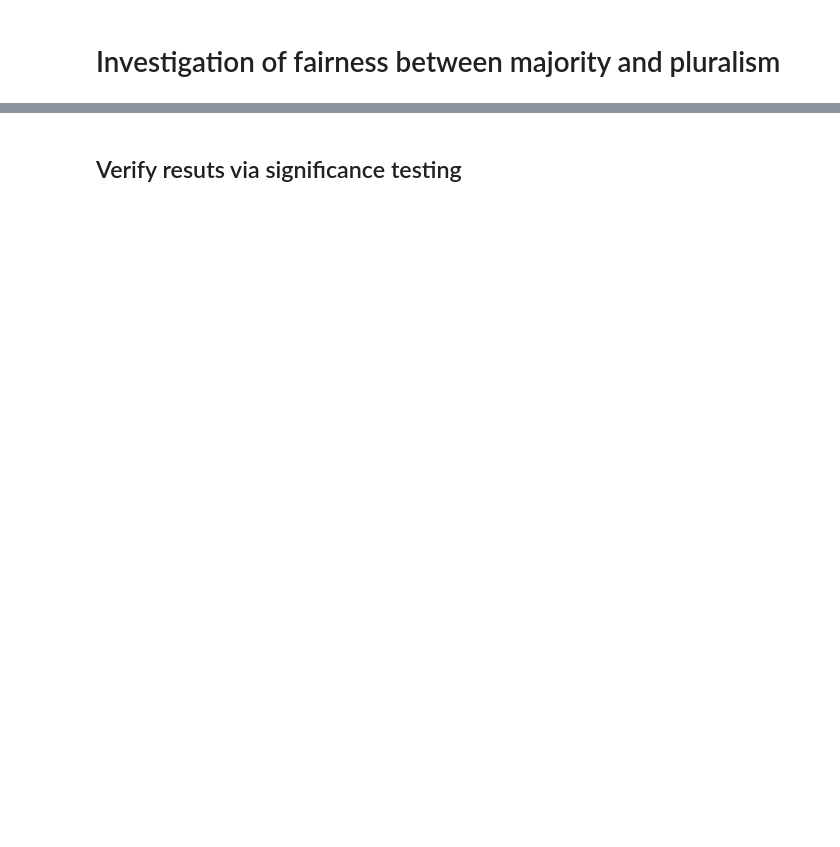
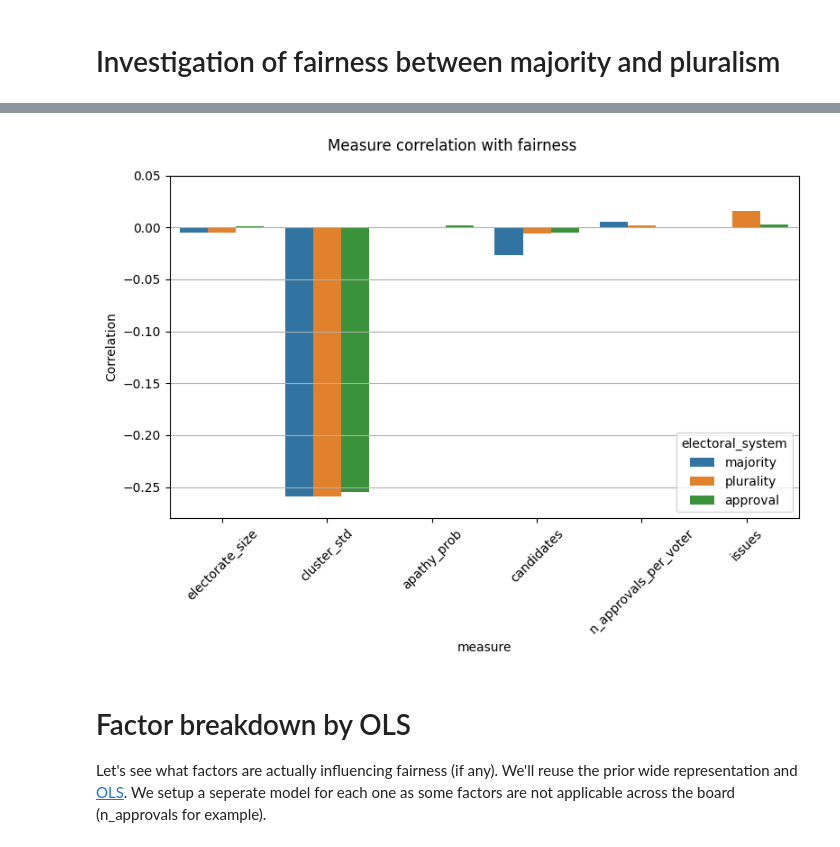
Before and after one commit to Expan75/complex-simulation-project, a Jupyter notebook: plurality_vs_majority_vs_rankedchoice.ipynb, the cells around one changed output, grey strips where cells are left out. Drawn from its saved outputs; the diff is of its cells as text; code cells hidden in the pictures; blank space fills up the shorter version.

```diff
--- a/plurality_vs_majority_vs_rankedchoice.ipynb
+++ b/plurality_vs_majority_vs_rankedchoice.ipynb
@@ -125,5 +133,7 @@ approval_corr_record
 # %%
 # compose to make plotting easier
-corr_df = pd.DataFrame.from_records([majority_corr_record, plurality_corr_record, approval_corr_record]).drop(["clusters", "fairness"], axis=1)
+corr_df = pd.DataFrame.from_records(
+    [majority_corr_record, plurality_corr_record, approval_corr_record]
+).drop(["clusters", "weighted_fairness", "unweighted_fairness"], axis=1)
 # %%
 corr_df
@@ -144,15 +157,20 @@ long_corr_df
 # %%
 # drop the odd rows with non numerical value and plot
-cleaned_long_corr = long_corr_df.drop([5, 11], axis=0)
+cleaned_clong_corr = long_corr_df[~long_corr_df.value.isin(["plurality", "majority", "approval"])]
 
-fig, ax1 = plt.subplots(1, 1, figsize=(8, 4), tight_layout=True)
-sns.barplot(data=cleaned_long_corr, x="measure", y="value", hue="electoral_system", ax=ax1)
-ax1.set_ylim([-0.05, 0.05])
+fig, ax1 = plt.subplots(1, 1, figsize=(8, 6), tight_layout=True)
+sns.barplot(data=cleaned_clong_corr, x="measure", y="value", hue="electoral_system", ax=ax1)
+ax1.set_ylim([-0.28, 0.05])
 ax1.grid(axis="y")
 ax1.set_ylabel("Correlation")
 fig.suptitle("Measure correlation with fairness")
+plt.xticks(rotation=45)
 plt.show()
+# %% [output]
+[figure, added]
 # %% [markdown]
-## Verify resuts via significance testing
+# Factor breakdown by OLS
+
+Let's see what factors are actually influencing fairness (if any). We'll reuse the prior wide representation and [OLS](https://www.statsmodels.org/dev/generated/statsmodels.regression.linear_model.OLS.html). We setup a seperate model for each one as some factors are not applicable across the board (n_approvals for example).
 # %%
 import statsmodels.api as sm
```
Also changed, not shown: parts of 18 cells of this notebook.
